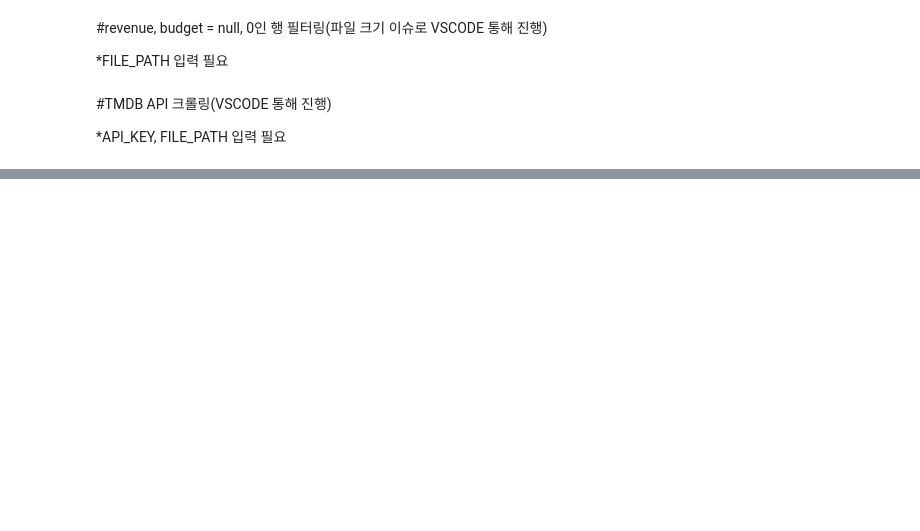
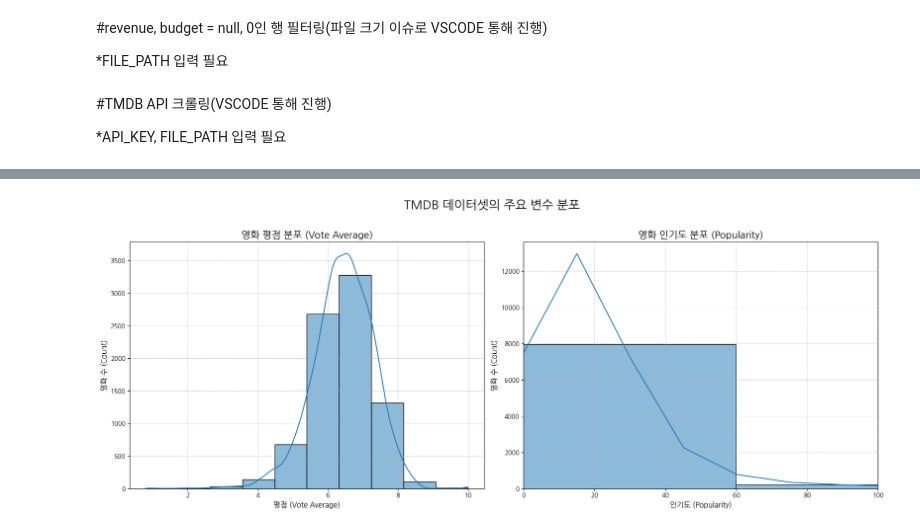
Before and after one commit to minjung21/Final-Team9, a Jupyter notebook: TMDB_데이터_전처리.ipynb, the cells around one changed output, grey strips where cells are left out. Saved outputs shown, nothing was run; the diff lists cells and outputs as text; code cells hidden in the pictures; blank space fills up the shorter version.

```diff
--- a/TMDB_데이터_전처리.ipynb
+++ b/TMDB_데이터_전처리.ipynb
@@ -248,0 +290,85 @@ else:
+# %%
+#한글 글씨 폰트 설치
+
+!sudo apt-get install -y fonts-nanum
+!sudo fc-cache -fv
+!rm ~/.cache/matplotlib -rf
+
+import matplotlib.pyplot as plt
+import matplotlib.font_manager as fm
+fm.fontManager.addfont('/usr/share/fonts/truetype/nanum/NanumGothic.ttf')
+plt.rcParams['font.family'] = 'NanumGothic'
+# %%
+import pandas as pd
+import matplotlib.pyplot as plt
+import seaborn as sns
+import os
+
+# Set the file path
+file_path = '/content/TMDB_processed_30up.csv'
+
+# Set font for Korean text in plots
+plt.rcParams['font.family'] = 'NanumGothic' # Replace 'NanumGothic' with a font available in your environment if needed
+plt.rcParams['axes.unicode_minus'] = False # For displaying minus signs correctly
+
+# Load the CSV file
+try:
+    print(f"데이터를 로딩 중입니다: {file_path}")
+    df = pd.read_csv(file_path)
+    print("데이터 로딩이 완료되었습니다. 초기 데이터 크기:", df.shape)
+except FileNotFoundError:
+    print(f"오류: 파일을 찾을 수 없습니다: {file_path}")
+    print("Colab 세션에 'TMDB_with_credits.csv' 파일을 업로드했는지 확인해주세요.")
+    df = pd.DataFrame() # Create an empty DataFrame to prevent errors
+
+# Analyze the distributions if data is loaded successfully
+if not df.empty:
+    print("\n'vote_average' 및 'popularity' 변수의 기술통계를 확인합니다...")
+    print(df[['vote_average', 'popularity']].describe())
+
+    print("\n'vote_average' 및 'popularity' 분포를 분석합니다...")
+
+    # Set up a figure with two subplots
+    fig, axes = plt.subplots(1, 2, figsize=(18, 7))
+
+    # Plot the distribution of 'vote_average'
+    sns.histplot(data=df, x='vote_average', bins=10, kde=True, ax=axes[0])
+    axes[0].set_title('영화 평점 분포 (Vote Average)', fontsize=16, fontweight='bold')
+    axes[0].set_xlabel('평점 (Vote Average)', fontsize=12)
+    axes[0].set_ylabel('영화 수 (Count)', fontsize=12)
+    axes[0].grid(True, linestyle='--', alpha=0.6)
+
+    # Plot the distribution of 'popularity'
+    sns.histplot(data=df, x='popularity', bins=50, kde=True, ax=axes[1])
+    axes[1].set_title('영화 인기도 분포 (Popularity)', fontsize=16, fontweight='bold')
+    axes[1].set_xlabel('인기도 (Popularity)', fontsize=12)
+    axes[1].set_ylabel('영화 수 (Count)', fontsize=12)
+    axes[1].set_xlim(0, 100) # Limit x-axis to a more common range for better visualization
+    axes[1].grid(True, linestyle='--', alpha=0.6)
+
+    plt.suptitle('TMDB 데이터셋의 주요 변수 분포', fontsize=20, y=1.02)
+    plt.tight_layout()
+    plt.show()
+
+    # You can also use a box plot to see the distribution and outliers more clearly.
+    print("\n'vote_average' 및 'popularity'의 박스 플롯을 생성합니다...")
+    fig, axes = plt.subplots(1, 2, figsize=(18, 7))
+
+    # Box plot for 'vote_average'
+    sns.boxplot(data=df, y='vote_average', ax=axes[0])
+    axes[0].set_title('평점 (Vote Average) 박스 플롯', fontsize=16, fontweight='bold')
+    axes[0].set_ylabel('평점', fontsize=12)
+    axes[0].grid(True, linestyle='--', alpha=0.6)
+
+    # Box plot for 'popularity'
+    sns.boxplot(data=df, y='popularity', ax=axes[1])
+    axes[1].set_title('인기도 (Popularity) 박스 플롯', fontsize=16, fontweight='bold')
+    axes[1].set_ylabel('인기도', fontsize=12)
+    axes[1].grid(True, linestyle='--', alpha=0.6)
+
+    plt.suptitle('TMDB 데이터셋의 변수 박스 플롯', fontsize=20, y=1.02)
+    plt.tight_layout()
+    plt.show()
+else:
+    print("\n파일 로딩 오류로 인해 데이터 분석을 건너뜝니다.")
+# %% [output]
@@ -248,0 +390 @@ else:
+[figure, added]
```
Also changed, not shown: parts of 4 cells of this notebook.
